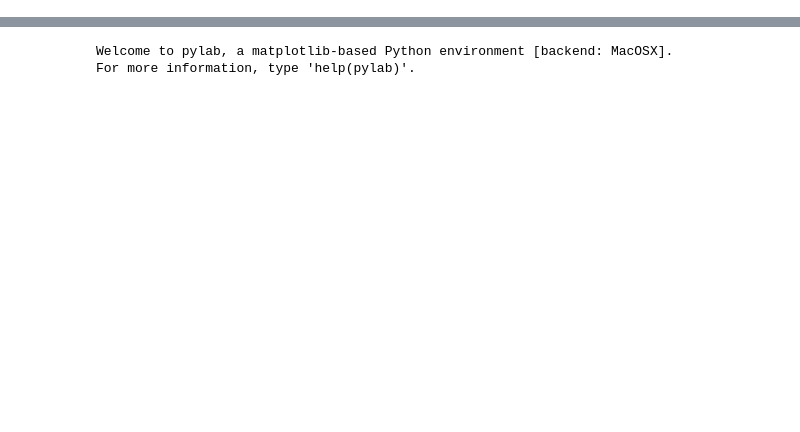
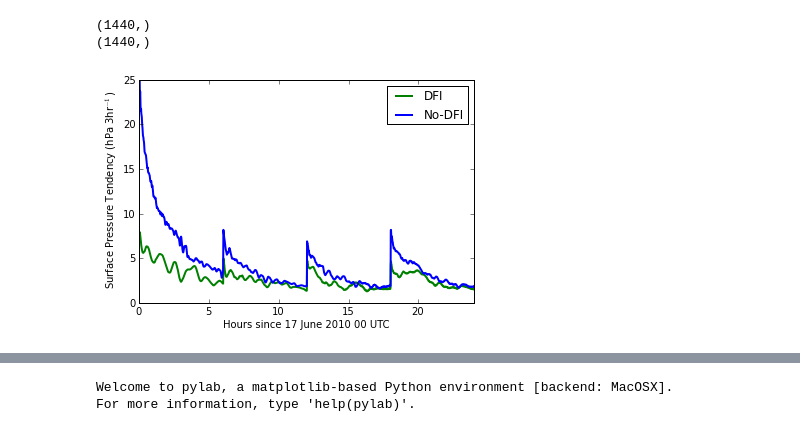
Before and after one commit to aereinha/notebooks, a Jupyter notebook: Surface Pressure Tendency.ipynb, the cells around one changed output, grey strips where cells are left out. Drawn from its saved outputs; the diff is of its cells as text; code cells hidden in the pictures; blank space fills up the shorter version.

```diff
--- a/Surface Pressure Tendency.ipynb
+++ b/Surface Pressure Tendency.ipynb
@@ -121,11 +121,11 @@ pa15 = np.zeros(181)
 pa18 = np.zeros(181)
 pa21 = np.zeros(181)
 
-for i in glob.glob('/Volumes/External/aereinha/dumasmeso1/outputnodfi3hr/2010051718/psfc/psfc_*.nc'):
-    a=nc.Dataset(i,"r")
-    pa0 = pa0 + a.variables['sfc_pressure_tendency'][:]
-    ta0 = a.variables['forecast_time'][:]-6.
-    a.close()
+#for i in glob.glob('/Volumes/External/aereinha/dumasmeso1/outputnodfi3hr/2010051718/psfc/psfc_*.nc'):
+#    a=nc.Dataset(i,"r")
+#    pa0 = pa0 + a.variables['sfc_pressure_tendency'][:]
+#    ta0 = a.variables['forecast_time'][:]-6.
+#    a.close()
 for i in glob.glob('/Volumes/External/aereinha/dumasmeso1/outputnodfi3hr/2010051800/psfc/psfc_*.nc'):
     a=nc.Dataset(i,"r")
     pa1 = pa1 + a.variables['sfc_pressure_tendency'][:]
@@ -217,7 +281,7 @@ p1=np.zeros(361)
 for i in glob.glob('/Volumes/External/aereinha/dumasmeso/outputdfi/2010051718/psfc/psfc_*.nc'):
     a=nc.Dataset(i,"r")
     p0 = p0 + a.variables['sfc_pressure_tendency'][82::]
-    t0 = a.variables['forecast_time'][82::]+18.
+    t0 = a.variables['forecast_"time'][82::]+18.
     a.close()
 for i in glob.glob('/Volumes/External/aereinha/dumasmeso1/outputnodfi3hr/2010051718/psfc/psfc_*.nc'):
     a=nc.Dataset(i,"r")
@@ -234,20 +298,33 @@ plt.show()
 [drawing not drawn]
 # %%
 
-pall = np.hstack((p0[1::],p[1::],p3[1::],p6[1::],p9[1::],p12[1::],p15[1::],p18[1::],p21[1::]))
-pallno = np.hstack((pa0[1::],pa1[1::],pa3[1::],pa6[1::],pa9[1::],pa12[1::],pa15[1::],pa18[1::],pa21[1::]))
+#pall = np.hstack((p[1::],p3[1::],p6[1::],p9[1::],p12[1::],p15[1::],p18[1::],p21[1::]))
+#pallno = np.hstack((pa1[1::],pa3[1::],pa6[1::],pa9[1::],pa12[1::],pa15[1::],pa18[1::],pa21[1::]))
+#pall1 = pall*3600./100.*3.
+#pallno1 = pallno*3600./100.*3.
+#tall = np.hstack((t[1::],t3[1::],t6[1::],t9[1::],t12[1::],t15[1::],t18[1::],t21[1::]))
+#tallno = np.hstack((ta1[1::],ta3[1::],ta6[1::],ta9[1::],ta12[1::],ta15[1::],ta18[1::],ta21[1::]))
+
+pallno = np.hstack((p[1::],p1[1::],p2[1::],p3[1::]))
+pall = np.hstack((pa[1::],pa1[1::],pa2[1::],pa3[1::]))
 pall1 = pall*3600./100.*3.
 pallno1 = pallno*3600./100.*3.
-tall = np.hstack((t0[1::],t[1::],t3[1::],t6[1::],t9[1::],t12[1::],t15[1::],t18[1::],t21[1::]))
-tallno = np.hstack((ta0[1::],ta1[1::],ta3[1::],ta6[1::],ta9[1::],ta12[1::],ta15[1::],ta18[1::],ta21[1::]))
-plots=plt.plot(tall,pall1,'g',tallno,pallno1,'b',linewidth=2)
+tall = np.hstack((t[1::],t1[1::],t2[1::],t3[1::]))
+tallno = np.hstack((ta[1::],ta1[1::],ta2[1::],ta3[1::]))
+print tallno.shape
+print pallno1.shape
+plots=plt.plot(tallno,pallno1,'g',tall,pall1,'b',linewidth=2)
 
 #plots=plt.plot(tall,pall1,linewidth=2)
-plots=plt.xlabel('Hours')
-plots=plt.ylabel(r'hPa 3hr$^{-1}$')
+plots=plt.xlabel('Hours since 17 June 2010 00 UTC')
+plots=plt.ylabel(r' Surface Pressure Tendency (hPa 3hr$^{-1}$)')
 plt.legend(('DFI', 'No-DFI') )
 
 
-plt.axis([-6, 24, 0, 12])
-plt.savefig('dpsdtDFIvsNoDFI3Hr.png',dpi=300)
+plt.axis([0, 24, 0, 25])
+plt.savefig('dpsdtDFIvsNoDFI6Hr1.png',dpi=300)
 #plt.show()
+# %% [output]
+(1440,)
+(1440,)
+[figure, added]
```
Also changed, not shown: parts of 9 cells of this notebook, 5 other files.
